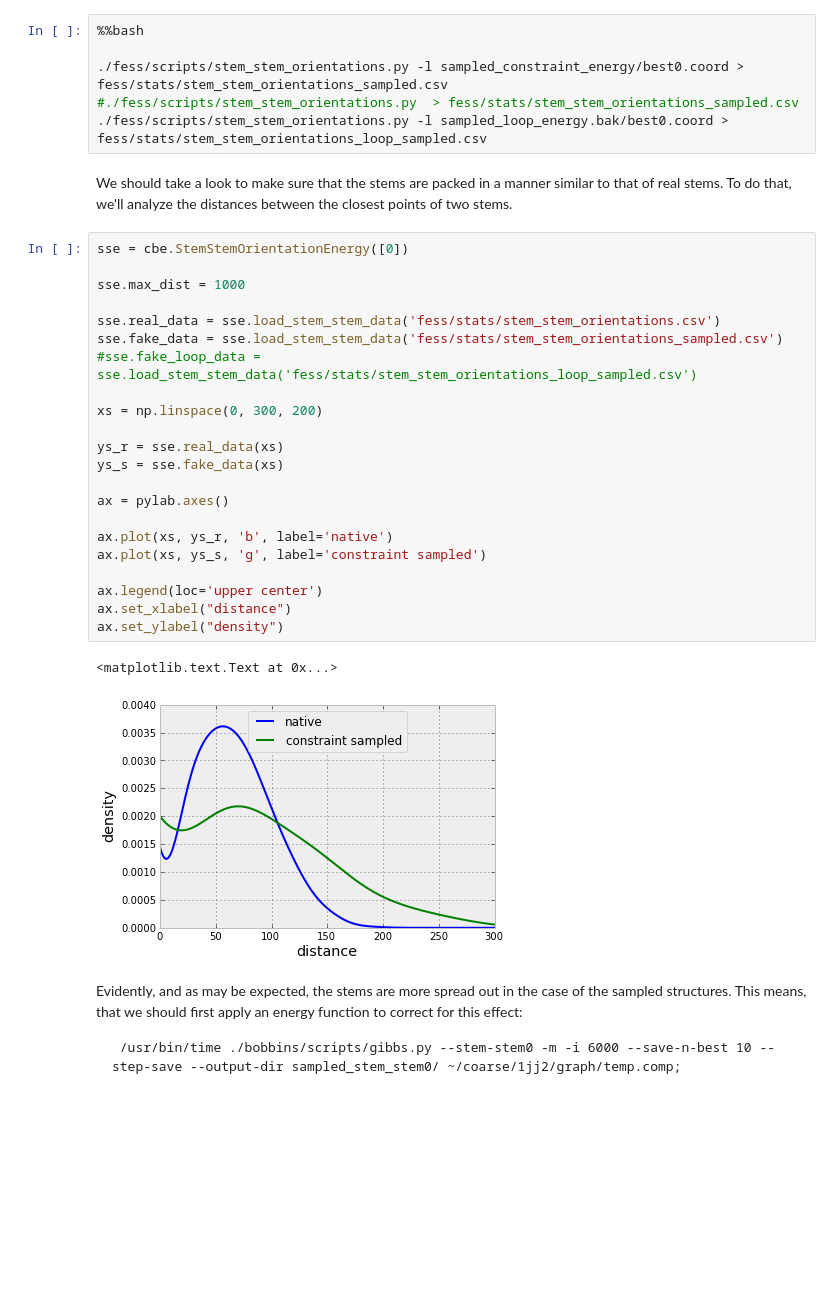
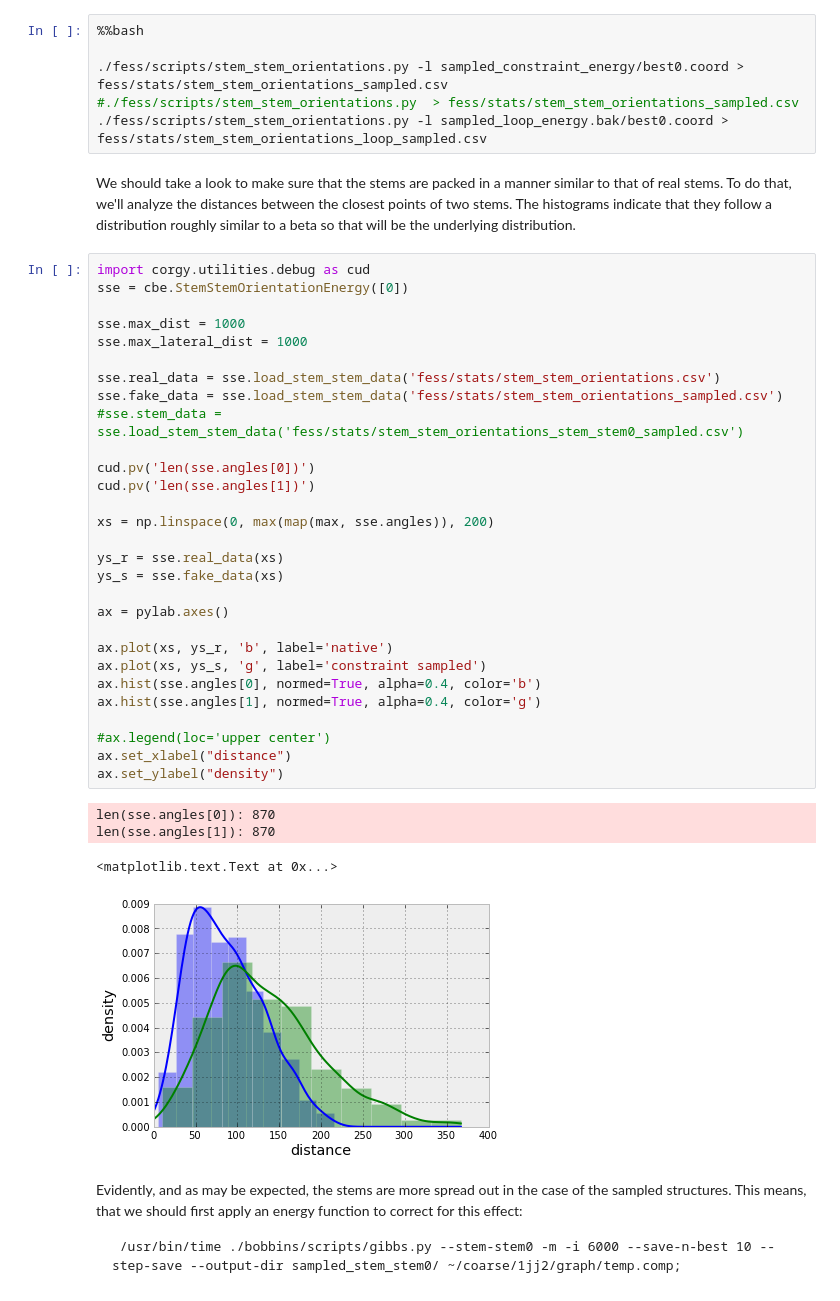
Before and after one commit to ViennaRNA/ernwin, a Jupyter notebook: ipy_notebook_ernwin.ipynb, the cells around one changed output. Saved outputs shown, nothing was run; the diff lists cells and outputs as text; blank space fills up the shorter version.

```diff
--- a/ipy_notebook_ernwin.ipynb
+++ b/ipy_notebook_ernwin.ipynb
@@ -310,32 +468,41 @@ The stem stem orientations were extracted using these commands:
 #./fess/scripts/stem_stem_orientations.py  > fess/stats/stem_stem_orientations_sampled.csv
 ./fess/scripts/stem_stem_orientations.py -l sampled_loop_energy.bak/best0.coord > fess/stats/stem_stem_orientations_loop_sampled.csv
 # %% [markdown]
-We should take a look to make sure that the stems are packed in a manner similar to that of real stems. To do that, we'll analyze the distances between the closest points of two stems.
+We should take a look to make sure that the stems are packed in a manner similar to that of real stems. To do that, we'll analyze the distances between the closest points of two stems. The histograms indicate that they follow a distribution roughly similar to a beta so that will be the underlying distribution.
 # %%
+import corgy.utilities.debug as cud
 sse = cbe.StemStemOrientationEnergy([0])
 
 sse.max_dist = 1000
+sse.max_lateral_dist = 1000
 
 sse.real_data = sse.load_stem_stem_data('fess/stats/stem_stem_orientations.csv')
 sse.fake_data = sse.load_stem_stem_data('fess/stats/stem_stem_orientations_sampled.csv')
-#sse.fake_loop_data = sse.load_stem_stem_data('fess/stats/stem_stem_orientations_loop_sampled.csv')
+#sse.stem_data = sse.load_stem_stem_data('fess/stats/stem_stem_orientations_stem_stem0_sampled.csv')
 
-xs = np.linspace(0, 300, 200)
+cud.pv('len(sse.angles[0])')
+cud.pv('len(sse.angles[1])')
+
+xs = np.linspace(0, max(map(max, sse.angles)), 200)
 
 ys_r = sse.real_data(xs)
 ys_s = sse.fake_data(xs)
 
 ax = pylab.axes()
 
 ax.plot(xs, ys_r, 'b', label='native')
 ax.plot(xs, ys_s, 'g', label='constraint sampled')
+ax.hist(sse.angles[0], normed=True, alpha=0.4, color='b')
+ax.hist(sse.angles[1], normed=True, alpha=0.4, color='g')
 
-ax.legend(loc='upper center')
+#ax.legend(loc='upper center')
 ax.set_xlabel("distance")
 ax.set_ylabel("density")
 # %% [output]
-<matplotlib.text.Text at 0x...>
+len(sse.angles[0]): 870
+len(sse.angles[1]): 870
+<matplotlib.text.Text at 0x...>
-[figure, old version]
+[figure, new version]
 # %% [markdown]
 Evidently, and as may be expected, the stems are more spread out in the case of the sampled structures. This means, that we should first apply an energy function to correct for this effect:
 
```
Also changed, not shown: parts of 44 cells of this notebook, 8 other files.
